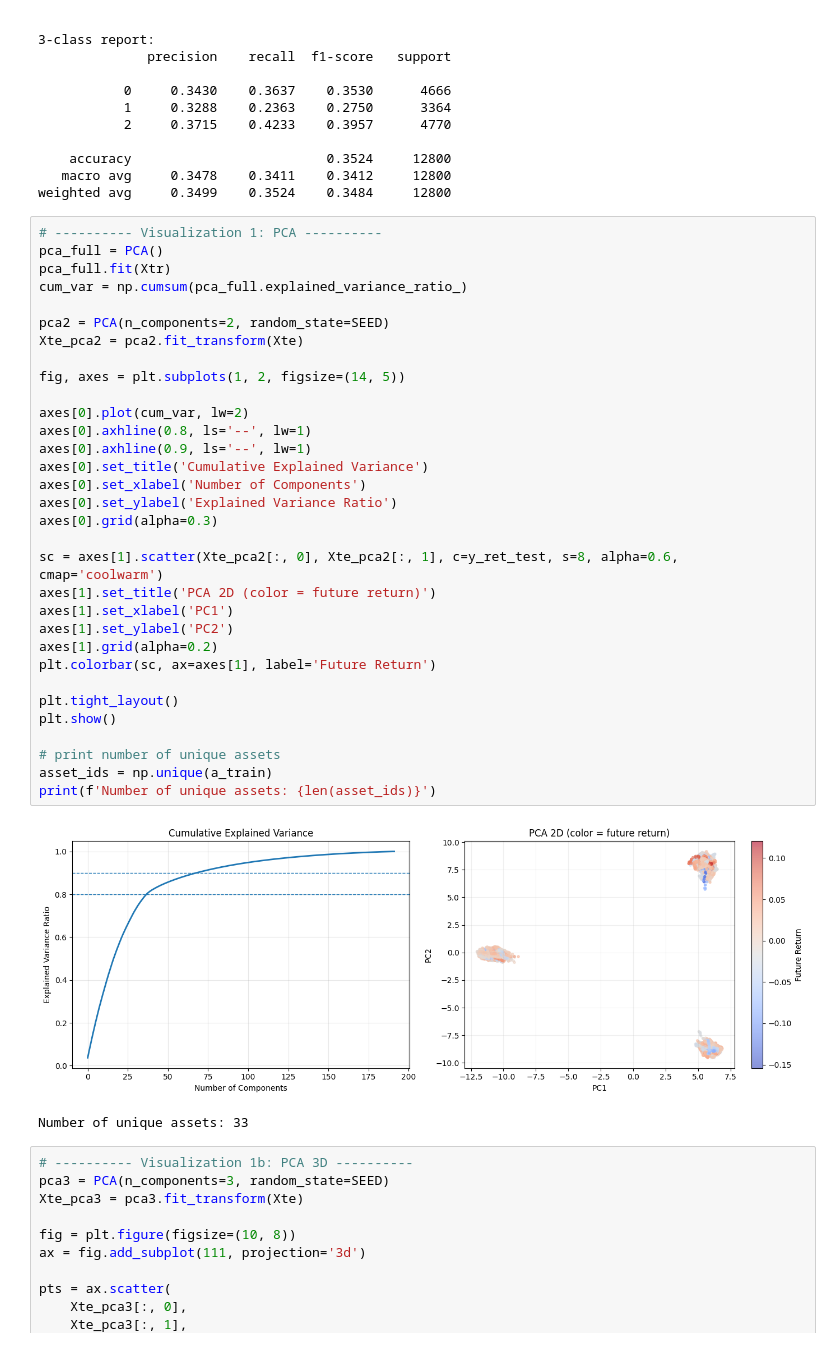
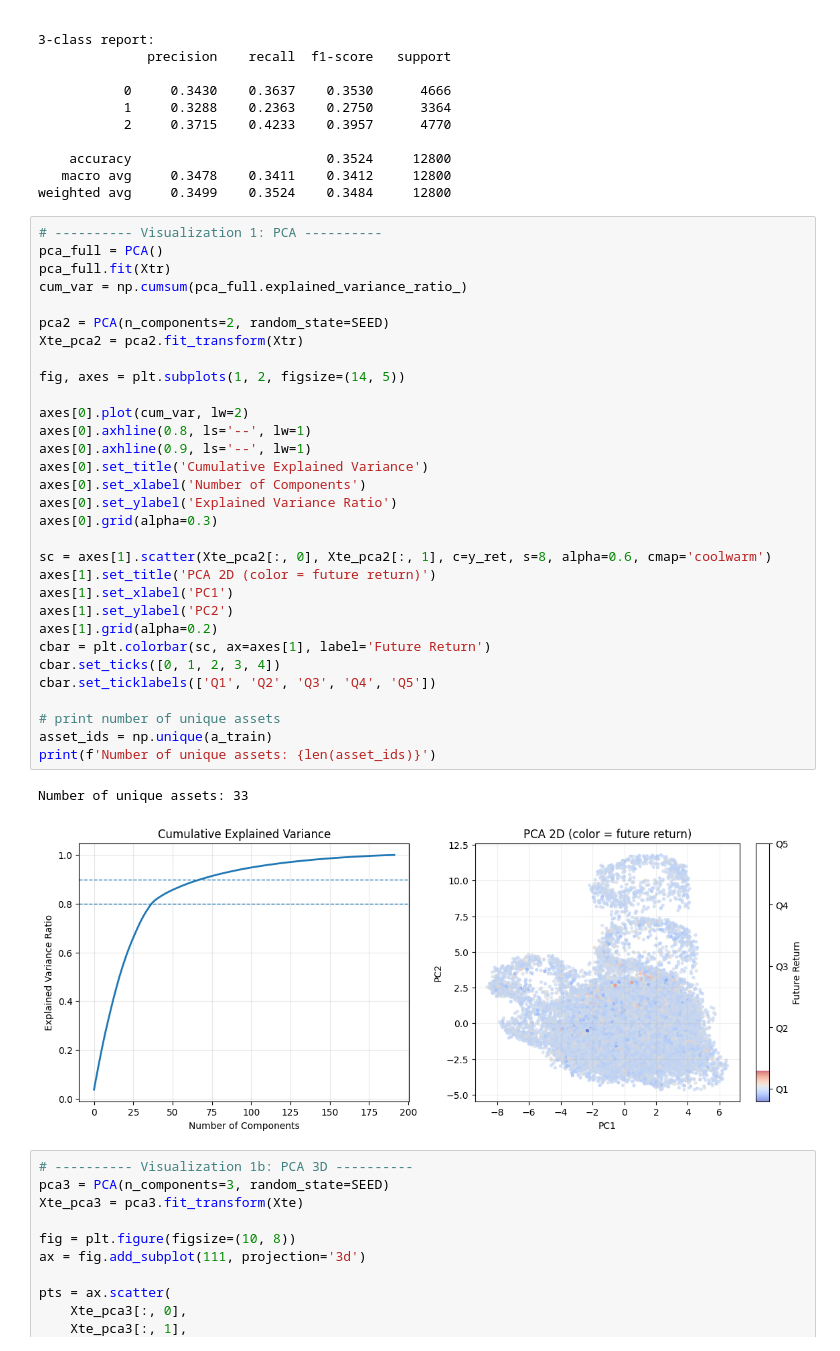
Before and after one commit to Olba147/DrlPpoTransformer, a Jupyter notebook: notebooks/jepa_embedding_analysis.ipynb, the cells around one changed output. Cells and saved outputs as stored; diff of their text form.

```diff
--- a/notebooks/jepa_embedding_analysis.ipynb
+++ b/notebooks/jepa_embedding_analysis.ipynb
@@ -389,38 +389,37 @@ weighted avg     0.3499    0.3524    0.3484     12800
 # %%
 # ---------- Visualization 1: PCA ----------
 pca_full = PCA()
 pca_full.fit(Xtr)
 cum_var = np.cumsum(pca_full.explained_variance_ratio_)
 
 pca2 = PCA(n_components=2, random_state=SEED)
-Xte_pca2 = pca2.fit_transform(Xte)
+Xte_pca2 = pca2.fit_transform(Xtr)
 
 fig, axes = plt.subplots(1, 2, figsize=(14, 5))
 
 axes[0].plot(cum_var, lw=2)
 axes[0].axhline(0.8, ls='--', lw=1)
 axes[0].axhline(0.9, ls='--', lw=1)
 axes[0].set_title('Cumulative Explained Variance')
 axes[0].set_xlabel('Number of Components')
 axes[0].set_ylabel('Explained Variance Ratio')
 axes[0].grid(alpha=0.3)
 
-sc = axes[1].scatter(Xte_pca2[:, 0], Xte_pca2[:, 1], c=y_ret_test, s=8, alpha=0.6, cmap='coolwarm')
+sc = axes[1].scatter(Xte_pca2[:, 0], Xte_pca2[:, 1], c=y_ret, s=8, alpha=0.6, cmap='coolwarm')
 axes[1].set_title('PCA 2D (color = future return)')
 axes[1].set_xlabel('PC1')
 axes[1].set_ylabel('PC2')
 axes[1].grid(alpha=0.2)
-plt.colorbar(sc, ax=axes[1], label='Future Return')
-
-plt.tight_layout()
-plt.show()
+cbar = plt.colorbar(sc, ax=axes[1], label='Future Return')
+cbar.set_ticks([0, 1, 2, 3, 4])
+cbar.set_ticklabels(['Q1', 'Q2', 'Q3', 'Q4', 'Q5'])
 
 # print number of unique assets
 asset_ids = np.unique(a_train)
 print(f'Number of unique assets: {len(asset_ids)}')
 # %% [output]
+Number of unique assets: 33
-[figure, old version]
+[figure, new version]
-Number of unique assets: 33
 # %%
 # ---------- Visualization 1b: PCA 3D ----------
 pca3 = PCA(n_components=3, random_state=SEED)
```
Also changed, not shown: parts of 2 cells of this notebook, 2 other files.
